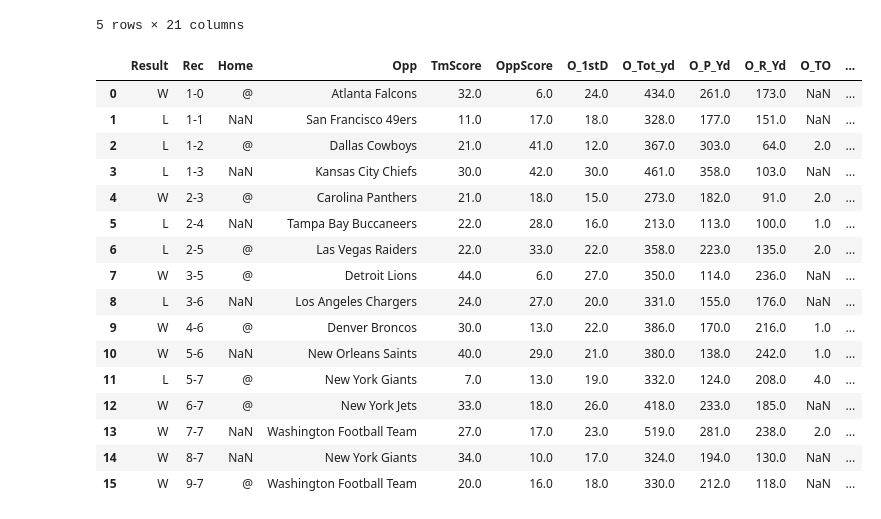
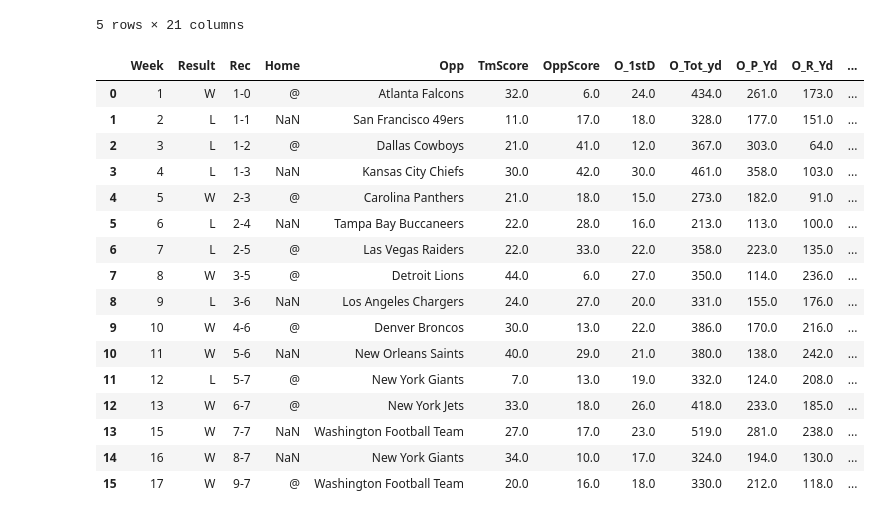
Before and after one commit to stefimaz/Praedico, a Jupyter notebook: Teamcsv.ipynb, the cells around one changed output. Drawn from its saved outputs; the diff is of its cells as text; code cells hidden in the pictures.

Commit message:
team file change

```diff
--- a/Teamcsv.ipynb
+++ b/Teamcsv.ipynb
@@ -27,70 +27,70 @@ rams.head()
 | 4 | 5 | October 7 | W | 4-1 | @ | Seattle Seahawks | 26.0 | 17.0 | 24.0 | 476.0 | ... |
 5 rows × 21 columns
 # %%
-bills = bills[0:16].drop(columns=['Week','Date'])
-rams = rams[0:16].drop(columns=['Week','Date'])
-bengals = bengals[0:16].drop(columns=['Week','Date'])
-chiefs = chiefs[0:16].drop(columns=['Week','Date'])
-cowboys = cowboys[0:16].drop(columns=['Week','Date'])
-titans = titans[0:16].drop(columns=['Week','Date'])
-packers = packers[0:16].drop(columns=['Week','Date'])
-buccaneers = buccaneers[0:16].drop(columns=['Week','Date'])
-cardinals = cardinals[0:16].drop(columns=['Week','Date'])
-patriots = patriots[0:16].drop(columns=['Week','Date'])
-eagles = eagles[0:16].drop(columns=['Week','Date'])
+bills = bills[0:16].drop(columns=['Date'])
+rams = rams[0:16].drop(columns=['Date'])
+bengals = bengals[0:16].drop(columns=['Date'])
+chiefs = chiefs[0:16].drop(columns=['Date'])
+cowboys = cowboys[0:16].drop(columns=['Date'])
+titans = titans[0:16].drop(columns=['Date'])
+packers = packers[0:16].drop(columns=['Date'])
+buccaneers = buccaneers[0:16].drop(columns=['Date'])
+cardinals = cardinals[0:16].drop(columns=['Date'])
+patriots = patriots[0:16].drop(columns=['Date'])
+eagles = eagles[0:16].drop(columns=['Date'])
 # %%
-bills.columns = ['Result','Rec','Home','Opp','TmScore','OppScore',
+bills.columns = ['Week','Result','Rec','Home','Opp','TmScore','OppScore',
                       'O_1stD','O_Tot_yd','O_P_Yd','O_R_Yd','O_TO',
                  'D_1stD','D_Tot_Yd','D_P_Yd','D_R_Yd','D_TO','Offence','Defense','Sp.Tms']
-rams.columns = ['Result','Rec','Home','Opp','TmScore','OppScore',
+rams.columns = ['Week','Result','Rec','Home','Opp','TmScore','OppScore',
                       'O_1stD','O_Tot_yd','O_P_Yd','O_R_Yd','O_TO',
                  'D_1stD','D_Tot_Yd','D_P_Yd','D_R_Yd','D_TO','Offence','Defense','Sp.Tms']
-bengals.columns = ['Result','Rec','Home','Opp','TmScore','OppScore',
+bengals.columns = ['Week','Result','Rec','Home','Opp','TmScore','OppScore',
                       'O_1stD','O_Tot_yd','O_P_Yd','O_R_Yd','O_TO',
                  'D_1stD','D_Tot_Yd','D_P_Yd','D_R_Yd','D_TO','Offence','Defense','Sp.Tms']
-chiefs.columns = ['Result','Rec','Home','Opp','TmScore','OppScore',
+chiefs.columns = ['Week','Result','Rec','Home','Opp','TmScore','OppScore',
                       'O_1stD','O_Tot_yd','O_P_Yd','O_R_Yd','O_TO',
                  'D_1stD','D_Tot_Yd','D_P_Yd','D_R_Yd','D_TO','Offence','Defense','Sp.Tms']
-cowboys.columns = ['Result','Rec','Home','Opp','TmScore','OppScore',
+cowboys.columns = ['Week','Result','Rec','Home','Opp','TmScore','OppScore',
                       'O_1stD','O_Tot_yd','O_P_Yd','O_R_Yd','O_TO',
                  'D_1stD','D_Tot_Yd','D_P_Yd','D_R_Yd','D_TO','Offence','Defense','Sp.Tms']
-titans.columns = ['Result','Rec','Home','Opp','TmScore','OppScore',
+titans.columns = ['Week','Result','Rec','Home','Opp','TmScore','OppScore',
                       'O_1stD','O_Tot_yd','O_P_Yd','O_R_Yd','O_TO',
                  'D_1stD','D_Tot_Yd','D_P_Yd','D_R_Yd','D_TO','Offence','Defense','Sp.Tms']
-packers.columns = ['Result','Rec','Home','Opp','TmScore','OppScore',
+packers.columns = ['Week','Result','Rec','Home','Opp','TmScore','OppScore',
                       'O_1stD','O_Tot_yd','O_P_Yd','O_R_Yd','O_TO',
                  'D_1stD','D_Tot_Yd','D_P_Yd','D_R_Yd','D_TO','Offence','Defense','Sp.Tms']
-buccaneers.columns = ['Result','Rec','Home','Opp','TmScore','OppScore',
+buccaneers.columns = ['Week','Result','Rec','Home','Opp','TmScore','OppScore',
                       'O_1stD','O_Tot_yd','O_P_Yd','O_R_Yd','O_TO',
                  'D_1stD','D_Tot_Yd','D_P_Yd','D_R_Yd','D_TO','Offence','Defense','Sp.Tms']
-cardinals.columns = ['Result','Rec','Home','Opp','TmScore','OppScore',
+cardinals.columns = ['Week','Result','Rec','Home','Opp','TmScore','OppScore',
                       'O_1stD','O_Tot_yd','O_P_Yd','O_R_Yd','O_TO',
                  'D_1stD','D_Tot_Yd','D_P_Yd','D_R_Yd','D_TO','Offence','Defense','Sp.Tms']
-patriots.columns = ['Result','Rec','Home','Opp','TmScore','OppScore',
+patriots.columns = ['Week','Result','Rec','Home','Opp','TmScore','OppScore',
                       'O_1stD','O_Tot_yd','O_P_Yd','O_R_Yd','O_TO',
                  'D_1stD','D_Tot_Yd','D_P_Yd','D_R_Yd','D_TO','Offence','Defense','Sp.Tms']
-eagles.columns = ['Result','Rec','Home','Opp','TmScore','OppScore',
+eagles.columns = ['Week','Result','Rec','Home','Opp','TmScore','OppScore',
                       'O_1stD','O_Tot_yd','O_P_Yd','O_R_Yd','O_TO',
                  'D_1stD','D_Tot_Yd','D_P_Yd','D_R_Yd','D_TO','Offence','Defense','Sp.Tms']
 eagles
 # %% [output]
-|  | Result | Rec | Home | Opp | TmScore | OppScore | O_1stD | O_Tot_yd | O_P_Yd | O_R_Yd | O_TO | ... |
-| 0 | W | 1-0 | @ | Atlanta Falcons | 32.0 | 6.0 | 24.0 | 434.0 | 261.0 | 173.0 | NaN | ... |
-| 1 | L | 1-1 | NaN | San Francisco 49ers | 11.0 | 17.0 | 18.0 | 328.0 | 177.0 | 151.0 | NaN | ... |
-| 2 | L | 1-2 | @ | Dallas Cowboys | 21.0 | 41.0 | 12.0 | 367.0 | 303.0 | 64.0 | 2.0 | ... |
-| 3 | L | 1-3 | NaN | Kansas City Chiefs | 30.0 | 42.0 | 30.0 | 461.0 | 358.0 | 103.0 | NaN | ... |
-| 4 | W | 2-3 | @ | Carolina Panthers | 21.0 | 18.0 | 15.0 | 273.0 | 182.0 | 91.0 | 2.0 | ... |
-| 5 | L | 2-4 | NaN | Tampa Bay Buccaneers | 22.0 | 28.0 | 16.0 | 213.0 | 113.0 | 100.0 | 1.0 | ... |
-| 6 | L | 2-5 | @ | Las Vegas Raiders | 22.0 | 33.0 | 22.0 | 358.0 | 223.0 | 135.0 | 2.0 | ... |
-| 7 | W | 3-5 | @ | Detroit Lions | 44.0 | 6.0 | 27.0 | 350.0 | 114.0 | 236.0 | NaN | ... |
-| 8 | L | 3-6 | NaN | Los Angeles Chargers | 24.0 | 27.0 | 20.0 | 331.0 | 155.0 | 176.0 | NaN | ... |
-| 9 | W | 4-6 | @ | Denver Broncos | 30.0 | 13.0 | 22.0 | 386.0 | 170.0 | 216.0 | 1.0 | ... |
-| 10 | W | 5-6 | NaN | New Orleans Saints | 40.0 | 29.0 | 21.0 | 380.0 | 138.0 | 242.0 | 1.0 | ... |
-| 11 | L | 5-7 | @ | New York Giants | 7.0 | 13.0 | 19.0 | 332.0 | 124.0 | 208.0 | 4.0 | ... |
-| 12 | W | 6-7 | @ | New York Jets | 33.0 | 18.0 | 26.0 | 418.0 | 233.0 | 185.0 | NaN | ... |
-| 13 | W | 7-7 | NaN | Washington Football Team | 27.0 | 17.0 | 23.0 | 519.0 | 281.0 | 238.0 | 2.0 | ... |
-| 14 | W | 8-7 | NaN | New York Giants | 34.0 | 10.0 | 17.0 | 324.0 | 194.0 | 130.0 | NaN | ... |
-| 15 | W | 9-7 | @ | Washington Football Team | 20.0 | 16.0 | 18.0 | 330.0 | 212.0 | 118.0 | NaN | ... |
+|  | Week | Result | Rec | Home | Opp | TmScore | OppScore | O_1stD | O_Tot_yd | O_P_Yd | O_R_Yd | ... |
+| 0 | 1 | W | 1-0 | @ | Atlanta Falcons | 32.0 | 6.0 | 24.0 | 434.0 | 261.0 | 173.0 | ... |
+| 1 | 2 | L | 1-1 | NaN | San Francisco 49ers | 11.0 | 17.0 | 18.0 | 328.0 | 177.0 | 151.0 | ... |
+| 2 | 3 | L | 1-2 | @ | Dallas Cowboys | 21.0 | 41.0 | 12.0 | 367.0 | 303.0 | 64.0 | ... |
+| 3 | 4 | L | 1-3 | NaN | Kansas City Chiefs | 30.0 | 42.0 | 30.0 | 461.0 | 358.0 | 103.0 | ... |
+| 4 | 5 | W | 2-3 | @ | Carolina Panthers | 21.0 | 18.0 | 15.0 | 273.0 | 182.0 | 91.0 | ... |
+| 5 | 6 | L | 2-4 | NaN | Tampa Bay Buccaneers | 22.0 | 28.0 | 16.0 | 213.0 | 113.0 | 100.0 | ... |
+| 6 | 7 | L | 2-5 | @ | Las Vegas Raiders | 22.0 | 33.0 | 22.0 | 358.0 | 223.0 | 135.0 | ... |
+| 7 | 8 | W | 3-5 | @ | Detroit Lions | 44.0 | 6.0 | 27.0 | 350.0 | 114.0 | 236.0 | ... |
+| 8 | 9 | L | 3-6 | NaN | Los Angeles Chargers | 24.0 | 27.0 | 20.0 | 331.0 | 155.0 | 176.0 | ... |
+| 9 | 10 | W | 4-6 | @ | Denver Broncos | 30.0 | 13.0 | 22.0 | 386.0 | 170.0 | 216.0 | ... |
+| 10 | 11 | W | 5-6 | NaN | New Orleans Saints | 40.0 | 29.0 | 21.0 | 380.0 | 138.0 | 242.0 | ... |
+| 11 | 12 | L | 5-7 | @ | New York Giants | 7.0 | 13.0 | 19.0 | 332.0 | 124.0 | 208.0 | ... |
+| 12 | 13 | W | 6-7 | @ | New York Jets | 33.0 | 18.0 | 26.0 | 418.0 | 233.0 | 185.0 | ... |
+| 13 | 15 | W | 7-7 | NaN | Washington Football Team | 27.0 | 17.0 | 23.0 | 519.0 | 281.0 | 238.0 | ... |
+| 14 | 16 | W | 8-7 | NaN | New York Giants | 34.0 | 10.0 | 17.0 | 324.0 | 194.0 | 130.0 | ... |
+| 15 | 17 | W | 9-7 | @ | Washington Football Team | 20.0 | 16.0 | 18.0 | 330.0 | 212.0 | 118.0 | ... |
 # %%
 bills.insert(0,"Team",'Bills')
 rams.insert(0,"Team",'Rams')
```
Also changed, not shown: parts of 4 cells of this notebook, 1 other file.
